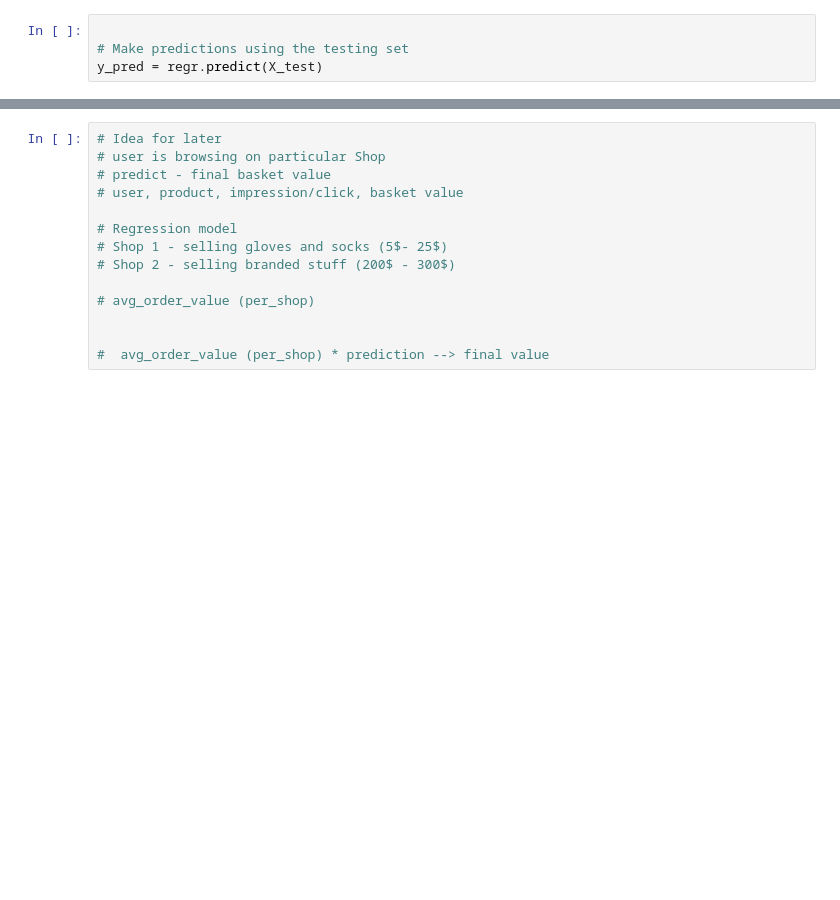
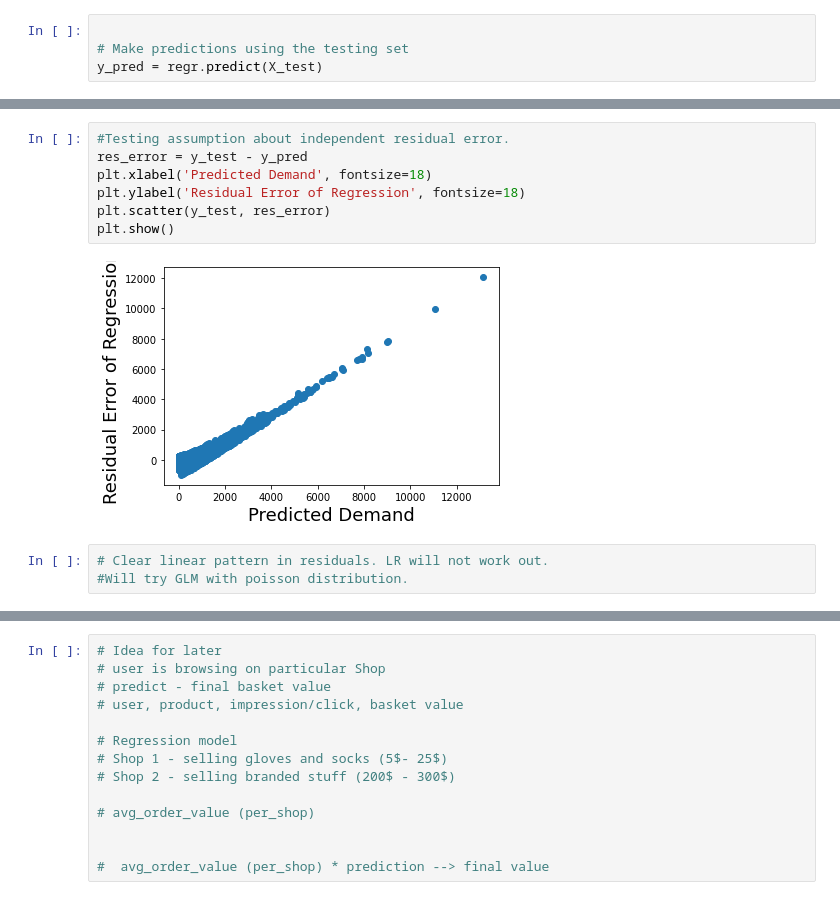
Before and after one commit to Abhishek-xavi/DemandForecast, a Jupyter notebook: BasicModel.ipynb, the cells around one changed output, grey strips where cells are left out. Saved outputs shown, nothing was run; the diff lists cells and outputs as text; blank space fills up the shorter version.

Commit message:
Tested LR assumption and implemented GLM with Poisson family

```diff
--- a/BasicModel.ipynb
+++ b/BasicModel.ipynb
@@ -267,0 +241,12 @@ plt.show()
+# %%
+#Testing assumption about independent residual error.
+res_error = y_test - y_pred
+plt.xlabel('Predicted Demand', fontsize=18)
+plt.ylabel('Residual Error of Regression', fontsize=18)
+plt.scatter(y_test, res_error)
+plt.show()
+# %% [output]
+[figure, added]
+# %%
+# Clear linear pattern in residuals. LR will not work out.
+#Will try GLM with poisson distribution.
```
Also changed, not shown: parts of 14 cells of this notebook.
